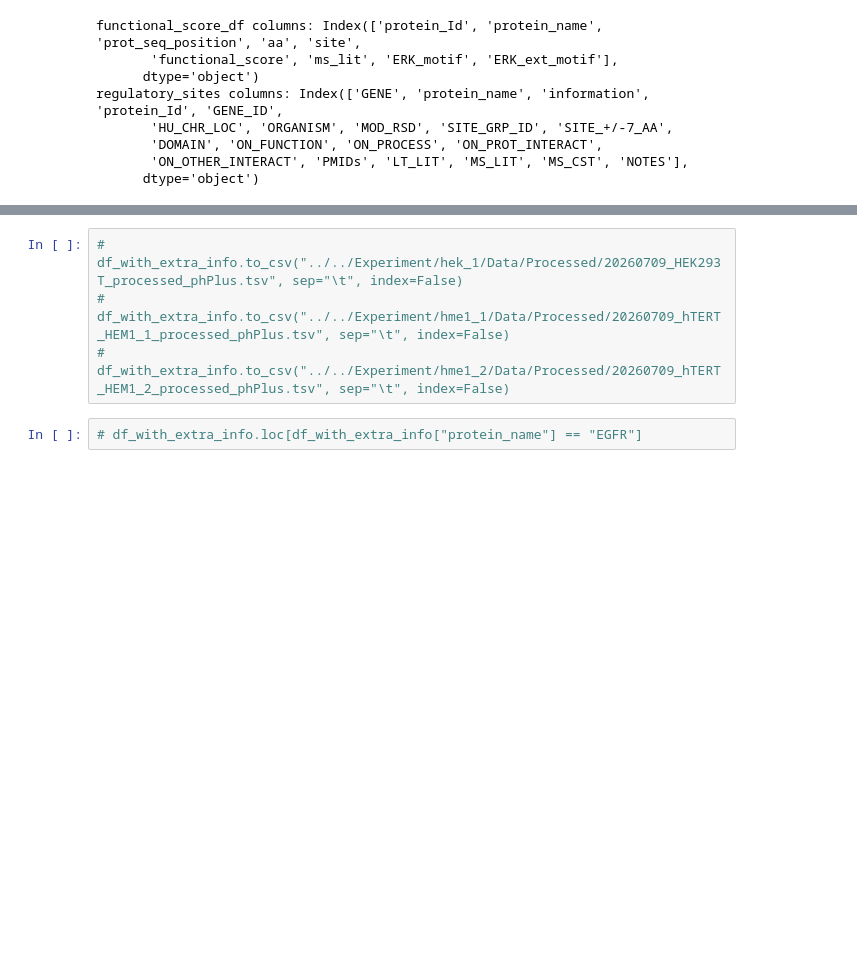
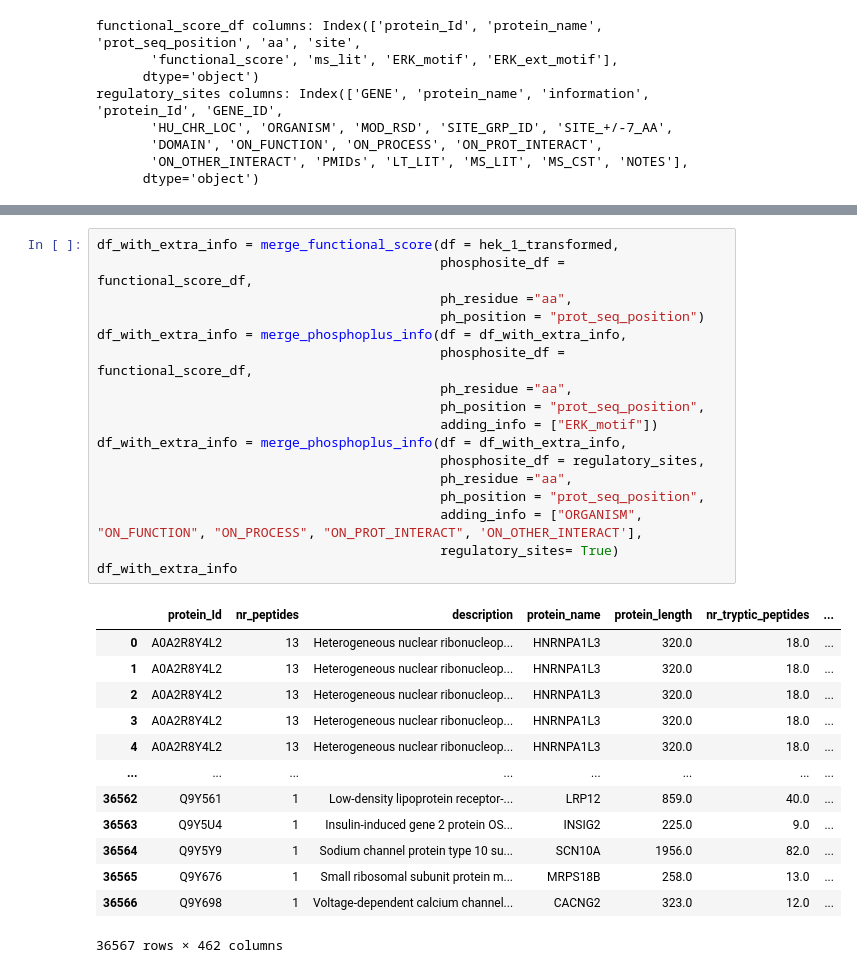
Before and after one commit to IgnacioNavas/TMT_Data_analysis, a Jupyter notebook: notebooks/01_preprocessing/TMT_dataset_preprocessing.ipynb, the cells around one changed output, grey strips where cells are left out. Cells and saved outputs as stored; diff of their text form; blank space fills up the shorter version.

```diff
--- a/notebooks/01_preprocessing/TMT_dataset_preprocessing.ipynb
+++ b/notebooks/01_preprocessing/TMT_dataset_preprocessing.ipynb
@@ -122,6 +99,31 @@ df_with_extra_info
-# %%
-# df_with_extra_info.to_csv("../../Experiment/hek_1/Data/Processed/20260709_HEK293T_processed_phPlus.tsv", sep="\t", index=False)
-# df_with_extra_info.to_csv("../../Experiment/hme1_1/Data/Processed/20260709_hTERT_HEM1_1_processed_phPlus.tsv", sep="\t", index=False)
-# df_with_extra_info.to_csv("../../Experiment/hme1_2/Data/Processed/20260709_hTERT_HEM1_2_processed_phPlus.tsv", sep="\t", index=False)
-# %%
-# df_with_extra_info.loc[df_with_extra_info["protein_name"] == "EGFR"]
+# %%
+df_with_extra_info = merge_functional_score(df = hek_1_transformed,
+                                            phosphosite_df = functional_score_df,
+                                            ph_residue ="aa",
+                                            ph_position = "prot_seq_position")
+df_with_extra_info = merge_phosphoplus_info(df = df_with_extra_info,
+                                            phosphosite_df = functional_score_df,
+                                            ph_residue ="aa",
+                                            ph_position = "prot_seq_position",
+                                            adding_info = ["ERK_motif"])
+df_with_extra_info = merge_phosphoplus_info(df = df_with_extra_info,
+                                            phosphosite_df = regulatory_sites,
+                                            ph_residue ="aa",
+                                            ph_position = "prot_seq_position",
+                                            adding_info = ["ORGANISM", "ON_FUNCTION", "ON_PROCESS", "ON_PROT_INTERACT", 'ON_OTHER_INTERACT'],
+                                            regulatory_sites= True)
+df_with_extra_info
+# %% [output]
+|  | protein_Id | nr_peptides | description | protein_name | protein_length | nr_tryptic_peptides | ... |
+| 0 | A0A2R8Y4L2 | 13 | Heterogeneous nuclear ribonucleop... | HNRNPA1L3 | 320.0 | 18.0 | ... |
+| 1 | A0A2R8Y4L2 | 13 | Heterogeneous nuclear ribonucleop... | HNRNPA1L3 | 320.0 | 18.0 | ... |
+| 2 | A0A2R8Y4L2 | 13 | Heterogeneous nuclear ribonucleop... | HNRNPA1L3 | 320.0 | 18.0 | ... |
+| 3 | A0A2R8Y4L2 | 13 | Heterogeneous nuclear ribonucleop... | HNRNPA1L3 | 320.0 | 18.0 | ... |
+| 4 | A0A2R8Y4L2 | 13 | Heterogeneous nuclear ribonucleop... | HNRNPA1L3 | 320.0 | 18.0 | ... |
+| ... | ... | ... | ... | ... | ... | ... | ... |
+| 36562 | Q9Y561 | 1 | Low-density lipoprotein receptor-... | LRP12 | 859.0 | 40.0 | ... |
+| 36563 | Q9Y5U4 | 1 | Insulin-induced gene 2 protein OS... | INSIG2 | 225.0 | 9.0 | ... |
+| 36564 | Q9Y5Y9 | 1 | Sodium channel protein type 10 su... | SCN10A | 1956.0 | 82.0 | ... |
+| 36565 | Q9Y676 | 1 | Small ribosomal subunit protein m... | MRPS18B | 258.0 | 13.0 | ... |
+| 36566 | Q9Y698 | 1 | Voltage-dependent calcium channel... | CACNG2 | 323.0 | 12.0 | ... |
+36567 rows × 462 columns
```
Also changed, not shown: parts of 8 cells of this notebook, 3 other files.
